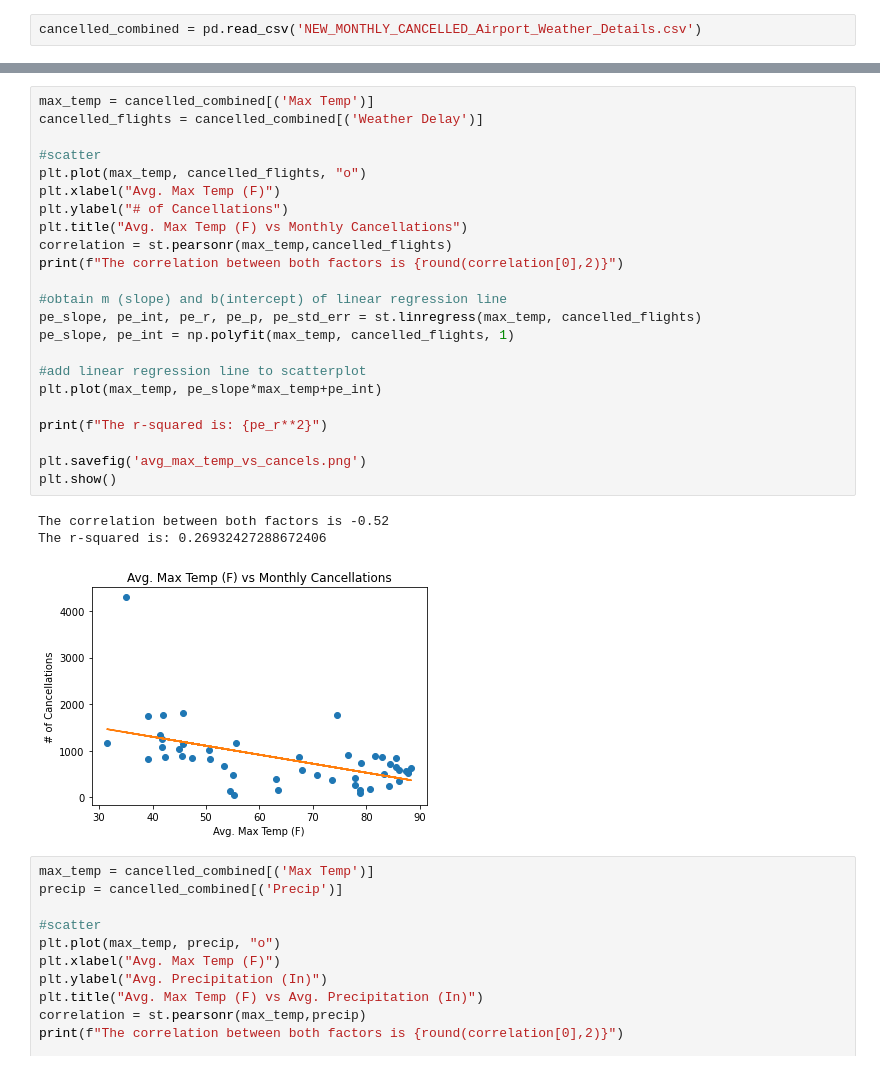
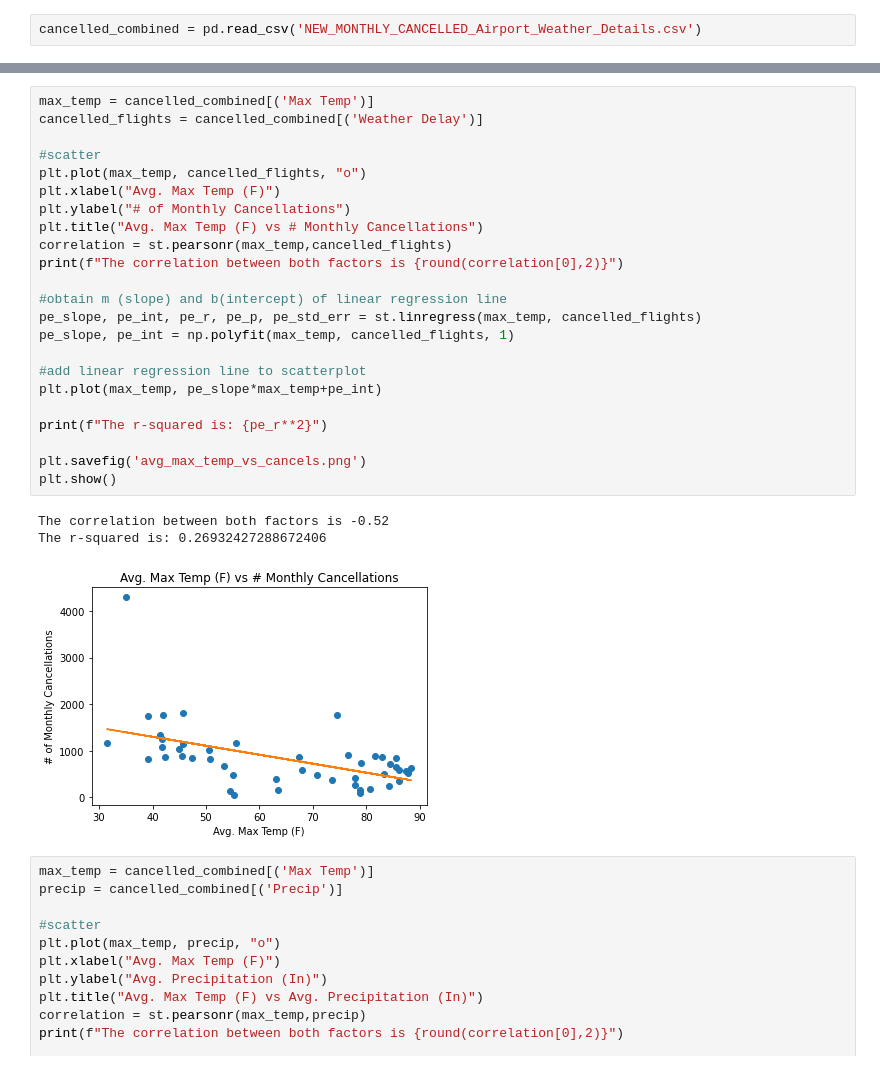
Before and after one commit to domingo-aj/Group-Project-1, a Jupyter notebook: Mia_Plots_FileThree.ipynb, the cells around one changed output, grey strips where cells are left out. Drawn from its saved outputs; the diff is of its cells as text.

Commit message:
updated plots

```diff
--- a/Mia_Plots_FileThree.ipynb
+++ b/Mia_Plots_FileThree.ipynb
@@ -64,30 +64,30 @@ The r-squared is: 0.001249106831586809
 # %%
 max_temp = cancelled_combined[('Max Temp')]
 cancelled_flights = cancelled_combined[('Weather Delay')]
 
 #scatter
 plt.plot(max_temp, cancelled_flights, "o")
 plt.xlabel("Avg. Max Temp (F)")
-plt.ylabel("# of Cancellations")
-plt.title("Avg. Max Temp (F) vs Monthly Cancellations")
+plt.ylabel("# of Monthly Cancellations")
+plt.title("Avg. Max Temp (F) vs # Monthly Cancellations")
 correlation = st.pearsonr(max_temp,cancelled_flights)
 print(f"The correlation between both factors is {round(correlation[0],2)}")
 
 #obtain m (slope) and b(intercept) of linear regression line
 pe_slope, pe_int, pe_r, pe_p, pe_std_err = st.linregress(max_temp, cancelled_flights)
 pe_slope, pe_int = np.polyfit(max_temp, cancelled_flights, 1)
 
 #add linear regression line to scatterplot
 plt.plot(max_temp, pe_slope*max_temp+pe_int)
 
 print(f"The r-squared is: {pe_r**2}")
 
 plt.savefig('avg_max_temp_vs_cancels.png')
 plt.show()
 # %% [output]
 The correlation between both factors is -0.52
 The r-squared is: 0.26932427288672406
-[figure, old version]
+[figure, new version]
 # %%
 max_temp = cancelled_combined[('Max Temp')]
 precip = cancelled_combined[('Precip')]
```
Also changed, not shown: parts of 2 cells of this notebook, 3 other files.
